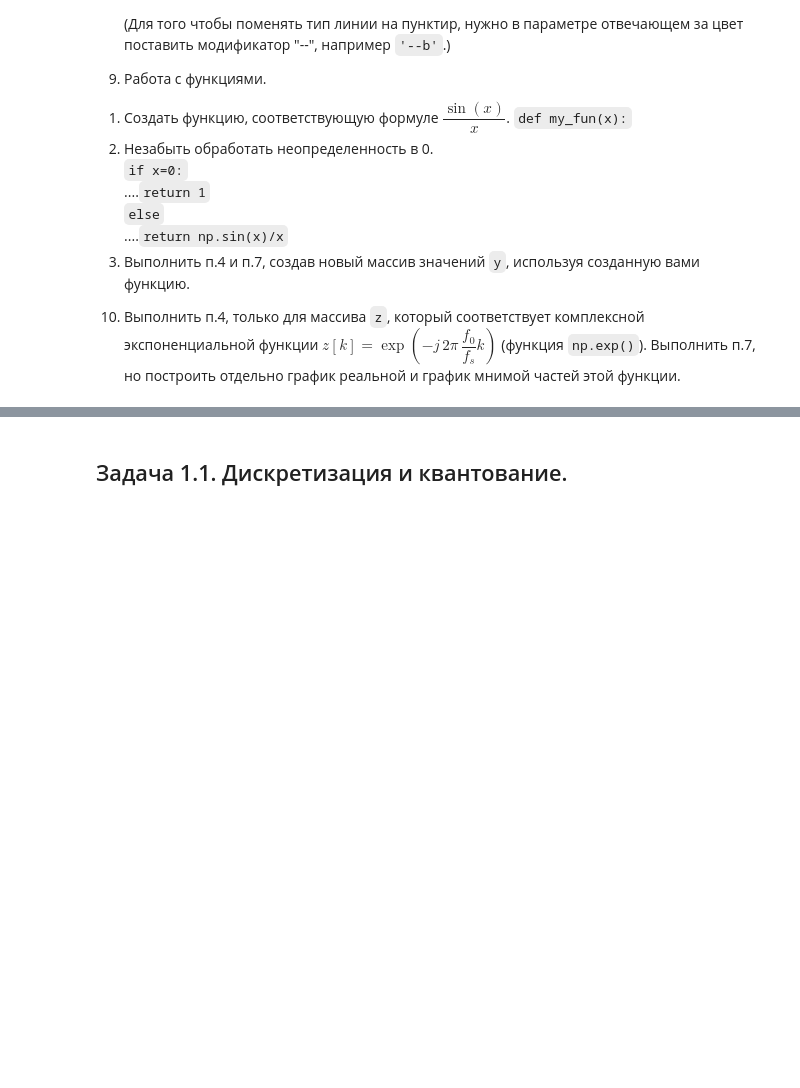
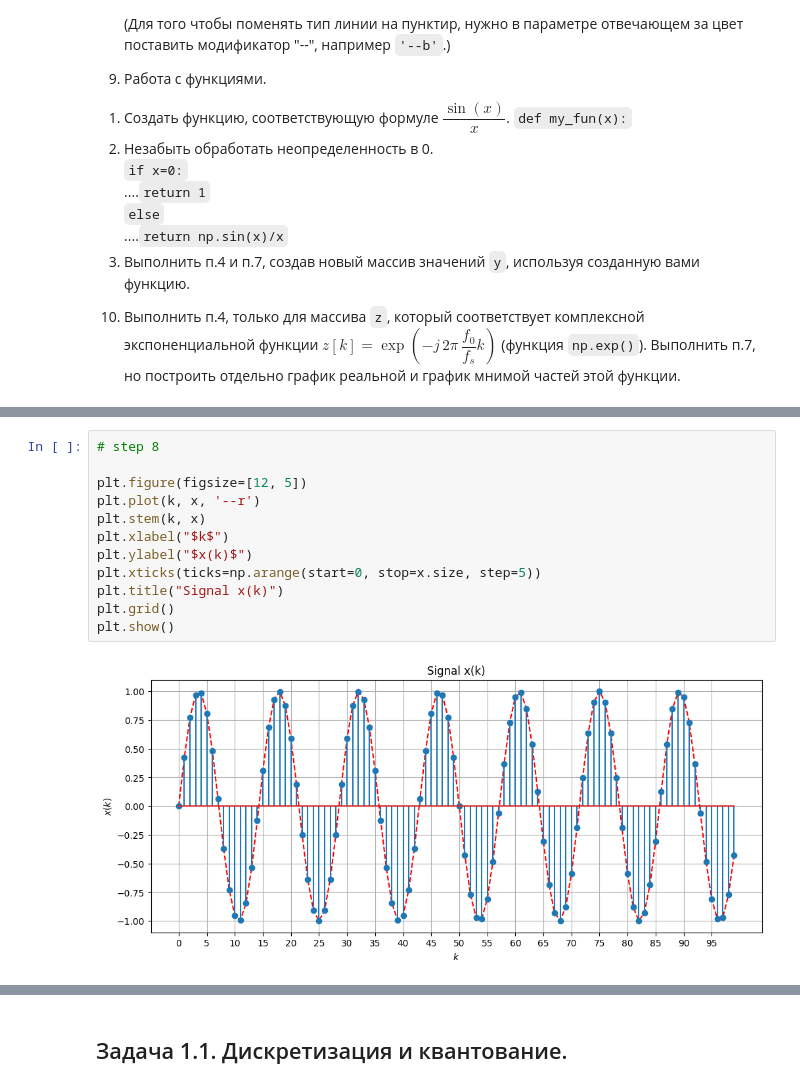
Before and after one commit to abramov-de/MIPT_RadioPhys, a Jupyter notebook: Lab1_proc.ipynb, the cells around one changed output, grey strips where cells are left out. Saved outputs shown, nothing was run; the diff lists cells and outputs as text; blank space fills up the shorter version.

```diff
--- a/Lab1_proc.ipynb
+++ b/Lab1_proc.ipynb
@@ -95,0 +168,14 @@ def fourier_transform(signal, f_band, tau, t1, t2, res_type='abs'):
+# %%
+# step 8
+
+plt.figure(figsize=[12, 5])
+plt.plot(k, x, '--r')
+plt.stem(k, x)
+plt.xlabel("$k$")
+plt.ylabel("$x(k)$")
+plt.xticks(ticks=np.arange(start=0, stop=x.size, step=5))
+plt.title("Signal x(k)")
+plt.grid()
+plt.show()
+# %% [output]
+[figure, added]
```
Also changed, not shown: parts of 12 cells of this notebook.
